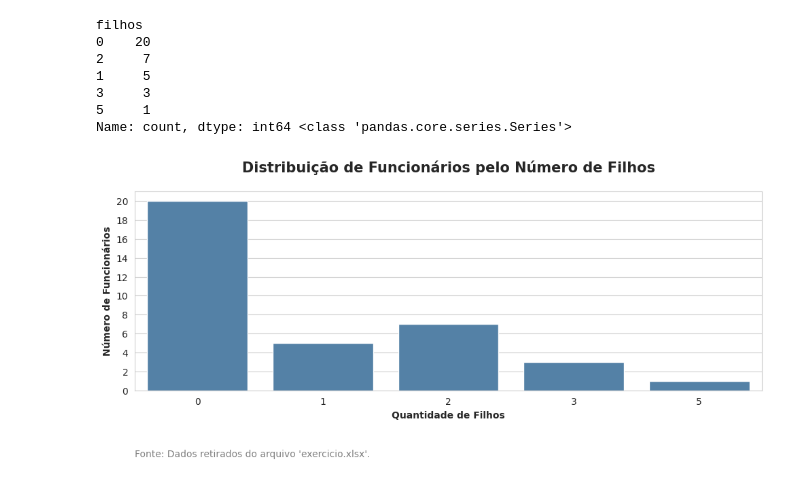
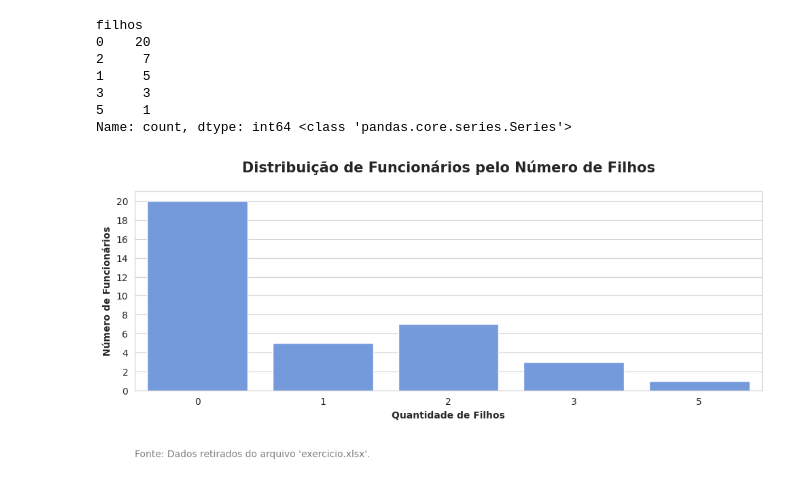
Before and after one commit to gcv-silva/Anotacoes-da-IC, a Jupyter notebook: análise_exploratoria_de_dados.ipynb, the cells around one changed output. Saved outputs shown, nothing was run; the diff lists cells and outputs as text; code cells hidden in the pictures.

```diff
--- a/análise_exploratoria_de_dados.ipynb
+++ b/análise_exploratoria_de_dados.ipynb
@@ -481,32 +421,32 @@ Name: count, dtype: int64 <class 'pandas.core.series.Series'>
 # sns.barplot() só aceita DataFrame
 
 filhos = pd.DataFrame(filhos)  # Série -> DataFrame
 
 sns.set_style('whitegrid')
 plt.figure(figsize=(10, 5))
 plt.yticks(range(0,filhos['count'].max()+1,2))
 
 sns.barplot(
     data=filhos,
     x = 'filhos',
     y = 'count',
-    color='steelblue'
+    color='cornflowerblue'
 )
 
 plt.title(
     'Distribuição de Funcionários pelo Número de Filhos',
     size=15, weight='bold', pad=20
     )
 plt.xlabel('Quantidade de Filhos', size=10, weight='bold')
 plt.ylabel('Número de Funcionários', size=10, weight='bold')
 
 plt.text(
     x=-0.5, y=-7,
     s='Fonte: Dados retirados do arquivo \'exercicio.xlsx\'.',
     fontsize=10, color='gray'
     )
 
 plt.tight_layout()
 plt.show()
 # %% [output]
-[figure, old version]
+[figure, new version]
```
Also changed, not shown: parts of 32 cells of this notebook.
